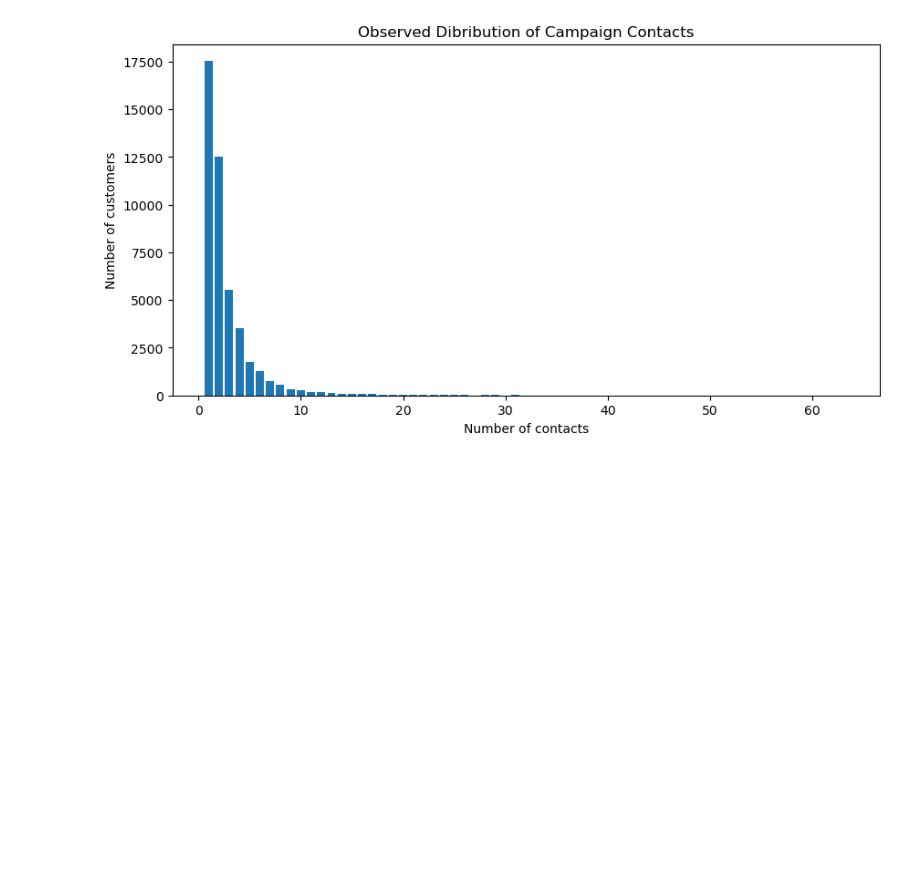
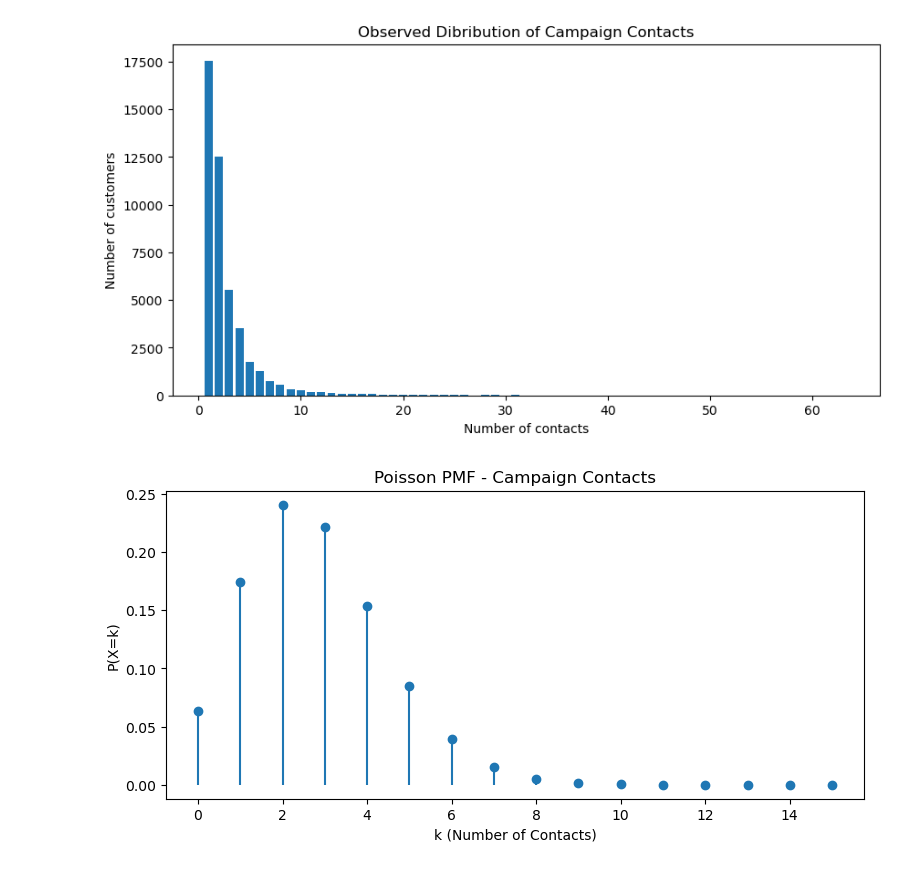
Before and after one commit to camilasoaares/Statistical-Techniques, a Jupyter notebook: Stats_Camila_CA1.ipynb, the cells around one changed output. Drawn from its saved outputs; the diff is of its cells as text; code cells hidden in the pictures; blank space fills up the shorter version.

Commit message:
Poisson Finalised

```diff
--- a/Stats_Camila_CA1.ipynb
+++ b/Stats_Camila_CA1.ipynb
@@ -312,5 +312,23 @@ plt.show()
 # %% [output]
 [figure]
 # %%
+from scipy.stats import poisson
 
+# Parameter
+lambda_value = campaign_mean
+
+#possible numbers of contacts
+x = np.arange(0,16)
+
+# Probability Mass Funtions
+poisson_pmf = poisson.pmf(x, lambda_value)
+
+#Plot PMF
+plt.figure(figsize=(9,4))
+plt.stem(x, poisson_pmf, basefmt=" ")
+plt.title('Poisson PMF - Campaign Contacts')
+plt.xlabel('k (Number of Contacts)')
+plt.ylabel('P(X=k)')
 plt.show()
+# %% [output]
+[figure, added]
```
Also changed, not shown: parts of 2 cells of this notebook.
